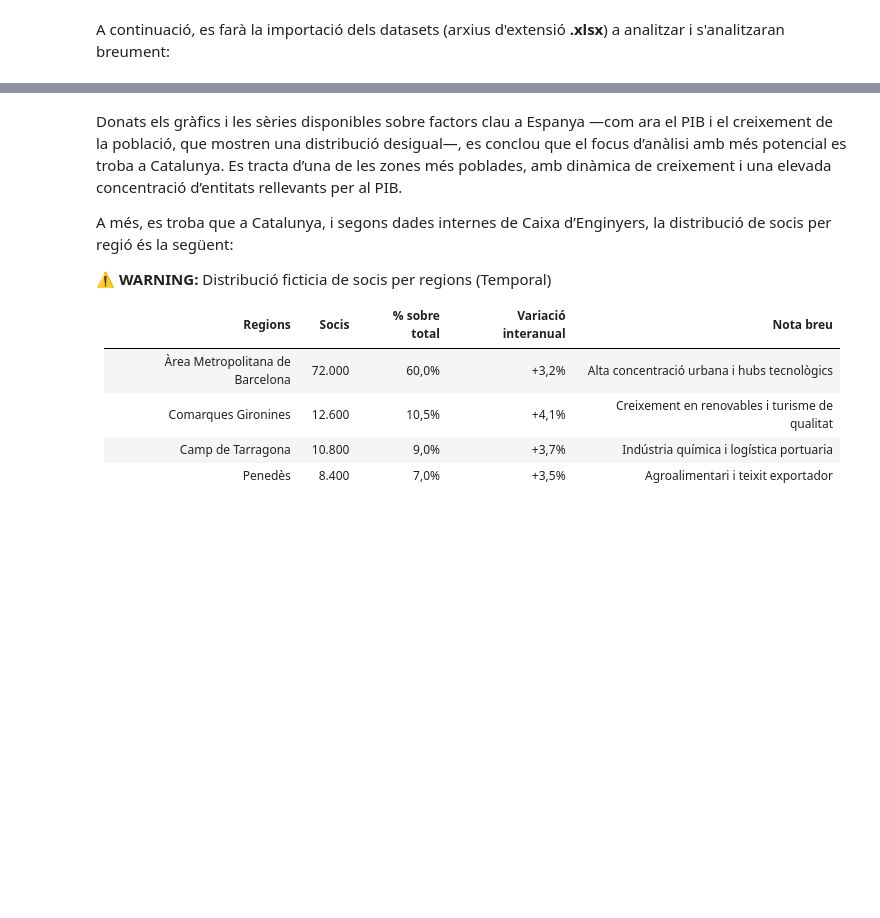
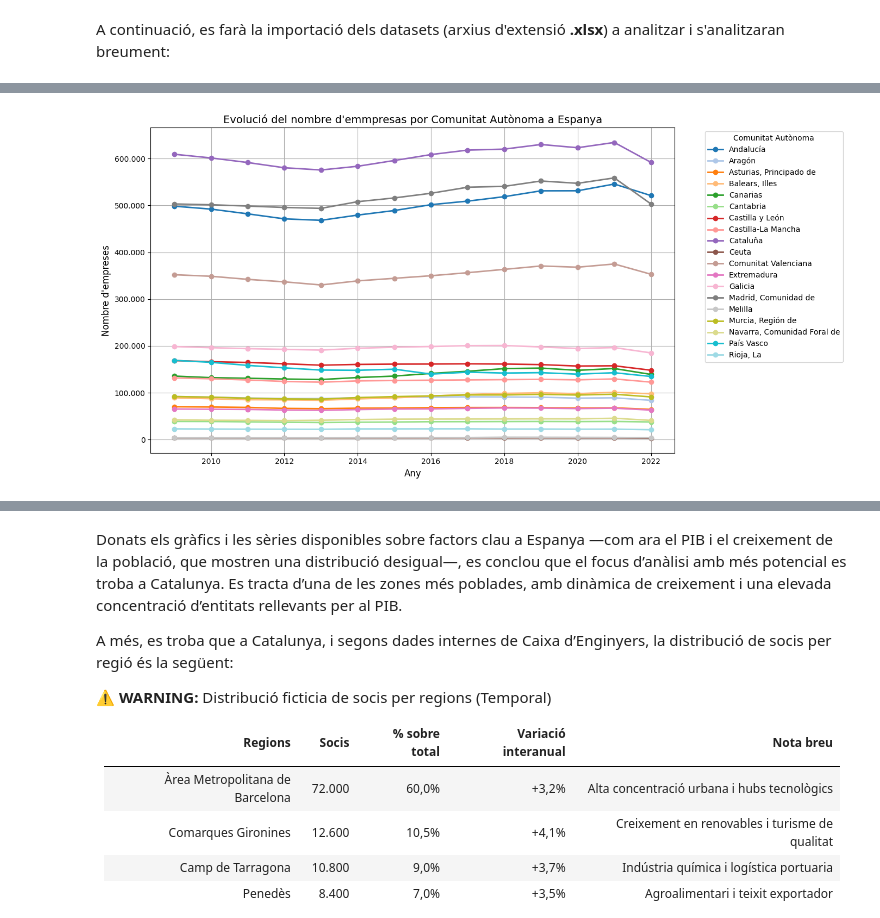
Before and after one commit to arnaumunozbarrera/Hackaton-UAB-2025, a Jupyter notebook: Informe Final.ipynb, the cells around one changed output, grey strips where cells are left out. Cells and saved outputs as stored; diff of their text form; code cells hidden in the pictures; blank space fills up the shorter version.

Commit message:
feature: update informe text and graphics

```diff
--- a/Informe Final.ipynb
+++ b/Informe Final.ipynb
@@ -60,34 +113,36 @@ df = dataframe_empresa_per_mida_and_provincia.copy()
 
 prov_col = 'Provincias' if 'Provincias' in df.columns else 'Provincia'
 
 df = df[
     (df['CCAA'].str.strip().str.lower() != 'total') &
     (df[prov_col].astype(str).str.strip().str.lower() == 'total')
 ]
 
 columnas_total = [col for col in df.columns if ('Total' in col and col.split()[0].isdigit())]
 columnas_total = sorted(columnas_total, key=lambda c: int(c.split()[0]))
 
 df_grouped = df.groupby('CCAA', as_index=False)[columnas_total].sum()
 
 plt.figure(figsize=(14, 7))
 
 comunidades = df_grouped['CCAA'].values
 num_comunidades = len(comunidades)
 colors = cm.get_cmap('tab20', num_comunidades)
 
 años = [int(col.split()[0]) for col in columnas_total]
 
 for i, row in df_grouped.iterrows():
     comunidad = row['CCAA']
     valores = row[columnas_total].values.astype(float)
     plt.plot(años, valores, marker='o', color=colors(i), label=comunidad, linewidth=2)
 
-plt.xlabel('Año', fontsize=12)
-plt.ylabel('Número de Empresas', fontsize=12)
-plt.title('Evolución del Número de Empresas por Comunidad Autónoma en España', fontsize=14)
+plt.xlabel('Any', fontsize=12)
+plt.ylabel("Nombre d'empreses", fontsize=12)
+plt.title("Evolució del nombre d'emmpresas por Comunitat Autònoma a Espanya", fontsize=14)
 plt.gca().yaxis.set_major_formatter(FuncFormatter(lambda x, _: f'{int(x):,}'.replace(',', '.')))
-plt.legend(title='Comunidad Autónoma', bbox_to_anchor=(1.05, 1), loc='upper left')
+plt.legend(title='Comunitat Autònoma', bbox_to_anchor=(1.05, 1), loc='upper left')
 plt.grid(True)
 plt.tight_layout()
 plt.show()
+# %% [output]
+[figure, added]
```
Also changed, not shown: parts of 10 cells of this notebook.
